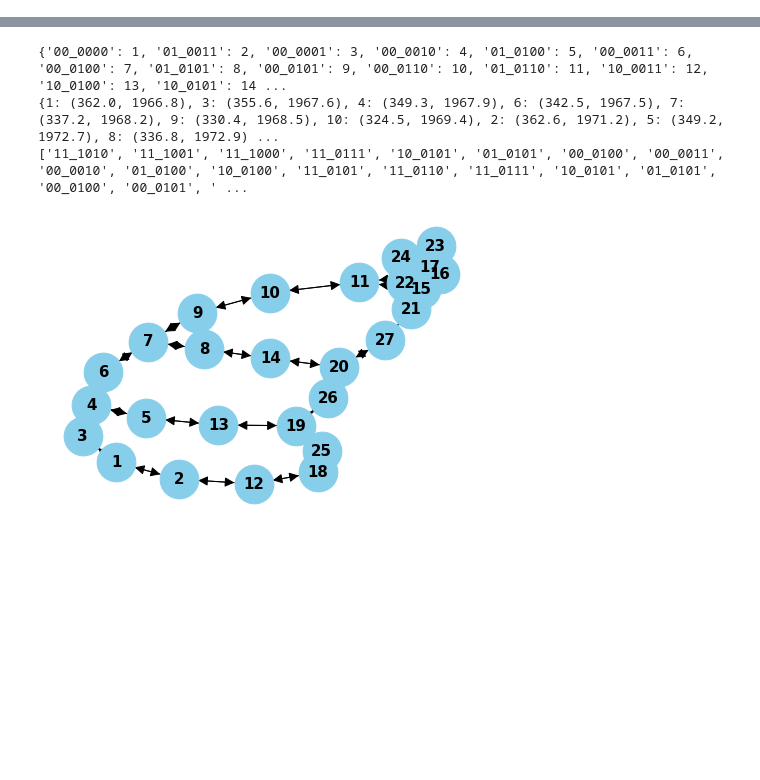
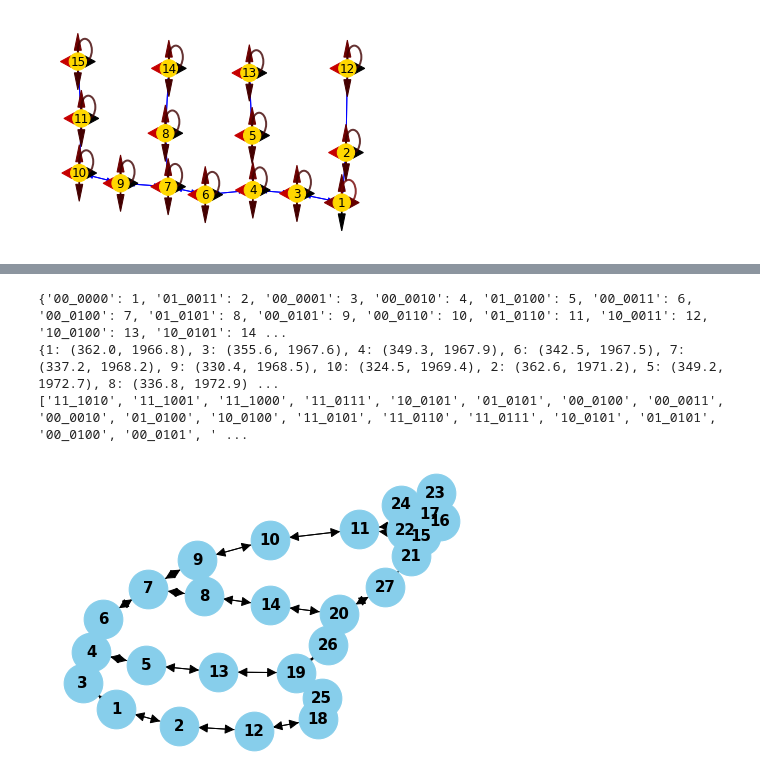
Before and after one commit to rmarrcode/GflowsForSimulation, a Jupyter notebook: train.ipynb, the cells around one changed output, grey strips where cells are left out. Saved outputs shown, nothing was run; the diff lists cells and outputs as text; code cells hidden in the pictures; blank space fills up the shorter version.

```diff
--- a/train.ipynb
+++ b/train.ipynb
@@ -3,6 +3,7 @@ import torch
 import torch.nn as nn
 from torch.distributions.categorical import Categorical
 from tqdm import tqdm
+from datetime import datetime
 import matplotlib.pyplot as pp
 import numpy as np
 
@@ -12,24 +13,25 @@ from sigma_graph.envs.figure8.figure8_squad_rllib import Figure8SquadRLLib
 from sigma_graph.envs.figure8.gflow_figure8_squad import GlowFigure8Squad
 #from graph_scout.envs.base import ScoutMissionStdRLLib
 import sigma_graph.envs.figure8.default_setup as default_setup
+from sigma_graph.data.file_manager import check_dir, find_file_in_dir, load_graph_files
 import model  # THIS NEEDS TO BE HERE IN ORDER TO RUN __init__.py!
 import model.utils as utils
 import model.gnn_gflow
 from trajectory import Trajectory
 import losses
+
 import torch.optim as optim
 import wandb
 import json
 import random
+import networkx as nx
+import matplotlib.pyplot as plt
 
-INPUT_DIMS = 27
-OUTPUT_DIMS = 5
 NUM_EPOCHS = 100000
 TRAJECTORY_LENGTH = 20
 BATCH_SIZE = 100
-START_NODE = 25
 LEARNING_RATE = 3e-4
-WANDB = False
+WANDB = True
 
 device = torch.device("cuda" if torch.cuda.is_available() else "cpu")
 
@@ -160,7 +155,7 @@ while episode <= NUM_EPOCHS:
   total_P_B = 0
   total_reward = 0
 
-  region_nodes = {16, 15, 11, 10, 9}
+  region_nodes = {15, 11, 10}
 
   if config['custom_model_config']['reward'] == 'random':
     reward_node = [random.randint(1, 27)]
@@ -172,17 +167,18 @@ while episode <= NUM_EPOCHS:
     reward_node = []
 
   gflowfigure8.update_reward(reward_node)
-
   no_trajectory = config['custom_model_config']['trajectory_per_reward']
 
   for trajectory in range(no_trajectory):
-
+    trajectory_path = []
+    action_path = []
     for t in range(TRAJECTORY_LENGTH):
       step = gflowfigure8.step(TEMP_AGENT_INDEX, reward_node)
       total_P_F += step['forward_prob']
       total_P_B += step['backward_prob']
-      #total_reward += torch.tensor(gflowfigure8._step_reward_test())
       total_reward += step['step_reward']
+      trajectory_path.append(step['node'])
+      action_path.append(step['action'])
 
     logZ = gflowfigure8.sampler.logZ
     # TODO find more elegant solution to nan issue
@@ -238,4 +233,17 @@ def norm_dict(unnorm):
 # %%
+# TODO: there has to be a better way to do this
+def norm_dict(unnorm):
+    min_val = 9999999
+    for key in unnorm:
+        min_val = min(unnorm[key], min_val)
+    for key in unnorm:
+        unnorm[key] = unnorm[key] + (min(min_val, 0) * -1)
+    sum = 0
+    for key in unnorm:
+        sum += unnorm[key]
+    for key in unnorm:
+        unnorm[key] /= sum
+
 gflowfigure8._reset_agents()
 state_dirs = {}
 for node in range(27):
@@ -251,12 +259,56 @@ for node in range(27):
     total_probs["S"] = (probs[2]+probs[7]+probs[12]).tolist()
     total_probs["W"] = (probs[3]+probs[8]+probs[13]).tolist()
     total_probs["E"] = (probs[4]+probs[9]+probs[14]).tolist()
-
     norm_dict(total_probs)
 
     state_dirs[node] = total_probs
 
-json_data = json.dumps(state_dirs, indent=2)
-with open('logs/temp/flows.json', 'w') as json_file:
-    json_file.write(json_data)
+flows = state_dirs
+print(f'flows {flows}')
+map_info, _ = load_graph_files(map_lookup="S")
+
+fig = plt.figure()
+fig.patch.set_alpha(0.)
+fig.tight_layout()
+
+plt.axis('off')
+
+col_map = ["gold"] * len(map_info.n_info)
+
+nx.draw_networkx(map_info.g_acs, map_info.n_info, node_color=col_map, edge_color="blue", arrows=True)
+
+max_x = max(pos[0] for pos in map_info.n_info.values())
+max_y = max(pos[1] for pos in map_info.n_info.values())
+scale_factor = max(max_x, max_y) / 2000
+op_to_dir = {
+    'N': (0, 1),
+    'S': (0, -1),
+    'W': (-1, 0),
+    'E': (1, 0)
+}
+for node in map_info.g_acs.nodes:
+    pos = map_info.n_info[node]
+    x, y = pos
+    dir_flows = flows[node-1]
+
+    color_vals = np.linspace(0, 1.75, 100)
+    colors = [(color, 0, 0, 0) for color in color_vals]
+
+    for op in ['N', 'S', 'W', 'E']:
+        flow = int((dir_flows[op]) * 99)
+        dx, dy = op_to_dir[op]
+        plt.arrow(x, y, dx*scale_factor, dy*scale_factor, color=colors[flow], alpha=1, width=0.1, head_width=1)
+
+    circle_radius = 1.00
+    circle_center_x = x + circle_radius
+    circle_center_y = y + circle_radius
+
+    flow = int((dir_flows['NOOP']) * 99)
+
+    circle = plt.Circle((circle_center_x, circle_center_y), circle_radius, color=colors[flow], alpha=0.8, fill=False, linewidth=2)
+
+    plt.gca().add_patch(circle)
+
+
+#plt.close()
 # %% [output]
@@ -263,0 +320 @@ TypeError: forward() missing 1 required positional argument: 'reward_nodes'
+[figure, added]
```
Also changed, not shown: parts of 7 cells of this notebook, 17 other files.
